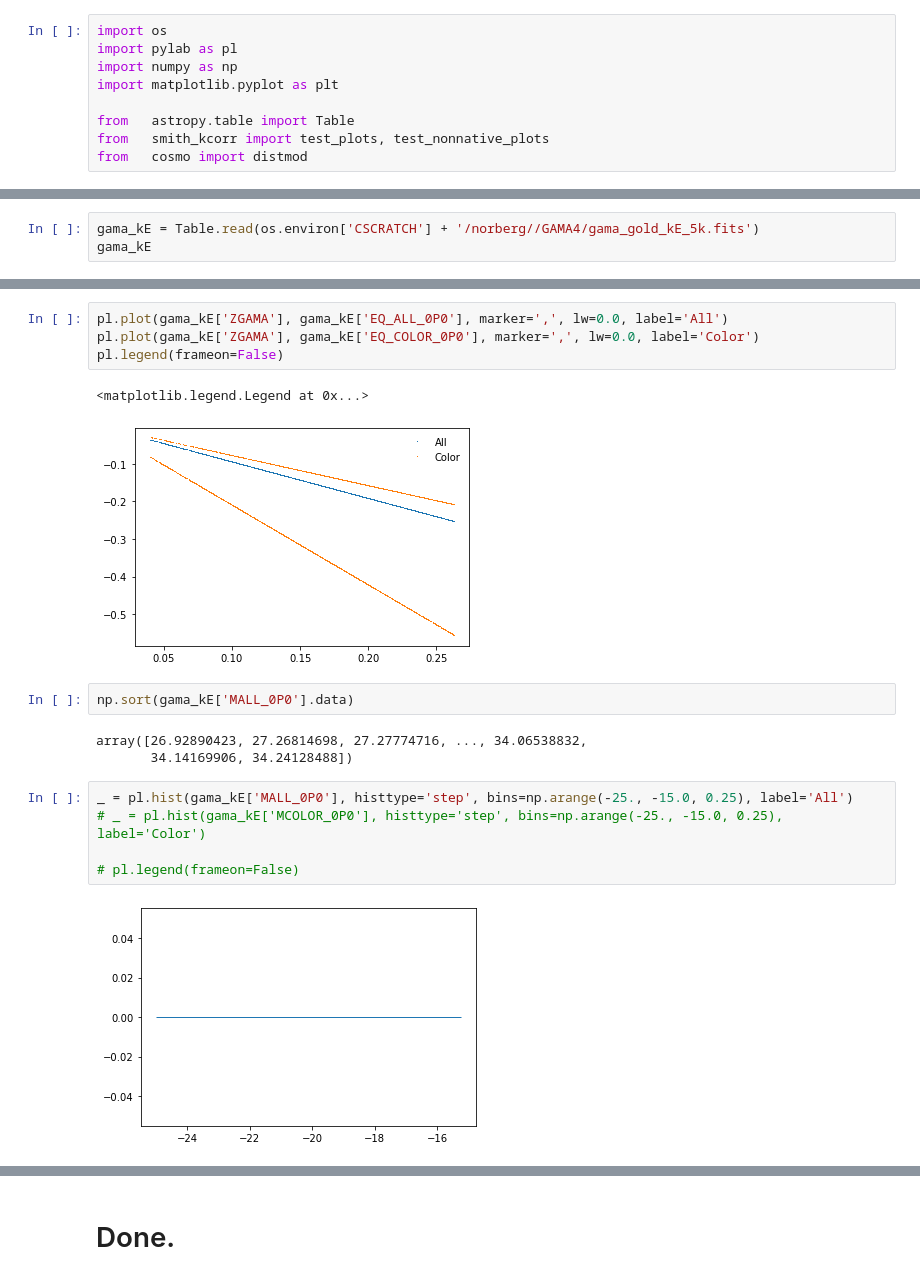
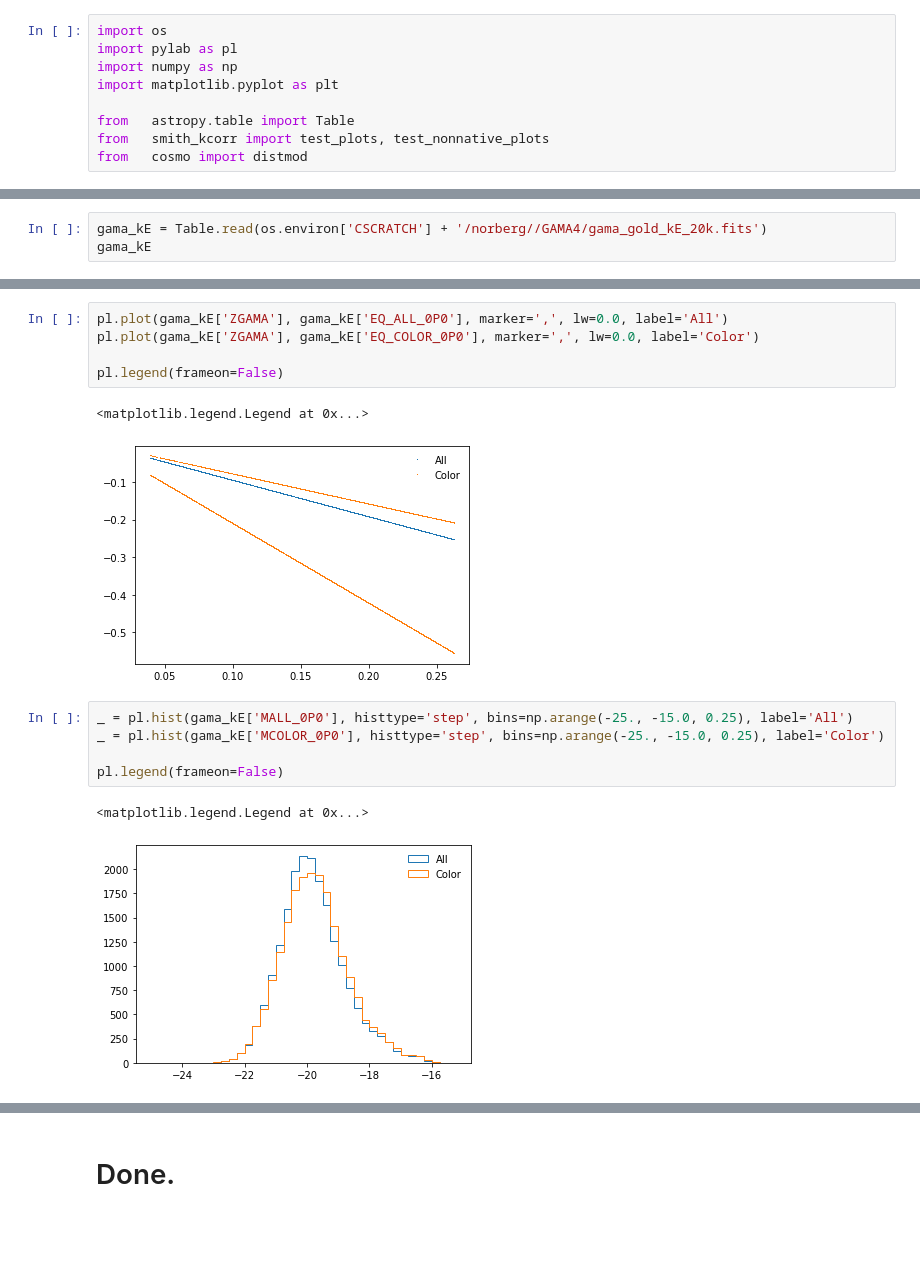
Before and after one commit to SgmAstro/DESI, a Jupyter notebook: kE_catQA.ipynb, the cells around one changed output, grey strips where cells are left out. Drawn from its saved outputs; the diff is of its cells as text; blank space fills up the shorter version.

```diff
--- a/kE_catQA.ipynb
+++ b/kE_catQA.ipynb
@@ -31,3 +31,6 @@ Table length=113687
 | 585559 | 588848899914137750 | 183.35451752 | -0.13221236 | 18.687809 | 0.12608 | 4 | G12_Y1_ND5_010 | 6 | 21.001316 | ... |
 | 585568 | 588848899914137824 | 183.35533142 | -0.16146445 | 18.819307 | 0.1247 | 4 | G12_Y3_022_183 | 6 | 20.849813 | ... |
 | 585577 | 588848899914137903 | 183.38907113 | -0.02911436 | 19.387207 | 0.20089 | 4 | G12_Y1_GD1_010 | 6 | 20.815376 | ... |
+# %%
+gama_kE = Table.read(os.environ['CSCRATCH'] + '/norberg//GAMA4/gama_gold_kE_20k.fits')
+gama_kE
@@ -46,3 +101,0 @@ test_nonnative_plots(axes, 0.0)
-# %%
-gama_kE = Table.read(os.environ['CSCRATCH'] + '/norberg//GAMA4/gama_gold_kE_5k.fits')
-gama_kE
@@ -96,19 +153,16 @@ pl.plot(gama_kE['ZGAMA'], gama_kE['KCORR_R0P0'], marker=',', lw=0.0)
 # %%
 pl.plot(gama_kE['ZGAMA'], gama_kE['EQ_ALL_0P0'], marker=',', lw=0.0, label='All')
 pl.plot(gama_kE['ZGAMA'], gama_kE['EQ_COLOR_0P0'], marker=',', lw=0.0, label='Color')
+
 pl.legend(frameon=False)
 # %% [output]
 <matplotlib.legend.Legend at 0x...>
 [figure]
-# %%
-np.sort(gama_kE['MALL_0P0'].data)
-# %% [output]
-array([26.92890423, 27.26814698, 27.27774716, ..., 34.06538832,
-       34.14169906, 34.24128488])
 # %%
 _ = pl.hist(gama_kE['MALL_0P0'], histtype='step', bins=np.arange(-25., -15.0, 0.25), label='All')
-# _ = pl.hist(gama_kE['MCOLOR_0P0'], histtype='step', bins=np.arange(-25., -15.0, 0.25), label='Color')
+_ = pl.hist(gama_kE['MCOLOR_0P0'], histtype='step', bins=np.arange(-25., -15.0, 0.25), label='Color')
 
-# pl.legend(frameon=False)
+pl.legend(frameon=False)
 # %% [output]
+<matplotlib.legend.Legend at 0x...>
-[figure, old version]
+[figure, new version]
```
Also changed, not shown: parts of 14 cells of this notebook, 4 other files.
